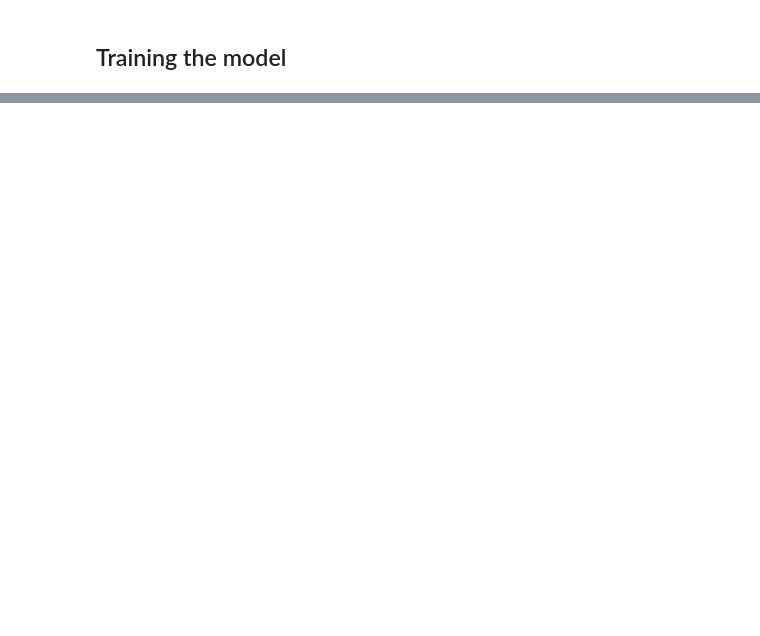
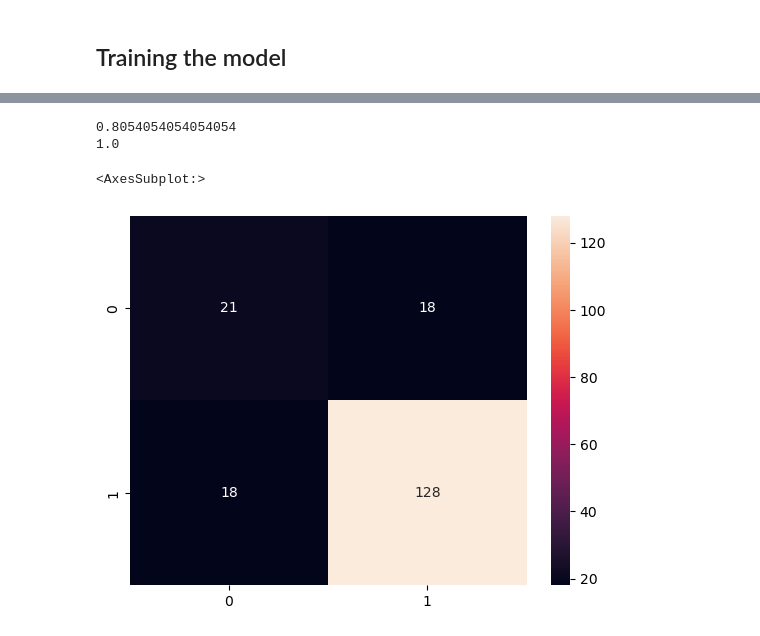
Before and after one commit to BoltStrike77/SparkHub, a Jupyter notebook: startupPredictor.ipynb, the cells around one changed output, grey strips where cells are left out. Saved outputs shown, nothing was run; the diff lists cells and outputs as text; code cells hidden in the pictures; blank space fills up the shorter version.

```diff
--- a/startupPredictor.ipynb
+++ b/startupPredictor.ipynb
@@ -159,0 +242,15 @@ print(accuracy_score(y_train['is_top500'], rfc.predict(X_train)[:,1]))
+# %%
+#train a random forest classifier model on the is_top500 column
+rfc_top500 = RandomForestClassifier(n_estimators=1000)
+rfc_top500.fit(X_train_top500, y_train_top500)
+
+#predicting the test set results
+y_pred = rfc_top500.predict(X_test)
+
+#making the confusion matrix, one for status and one for is_top500
+from sklearn.metrics import confusion_matrix
+cm = confusion_matrix(y_test_top500, y_pred)
+
+#get the report
+from sklearn.metrics import classification_report
+print(classification_report(y_test_top500, y_pred))
@@ -159,0 +266,16 @@ print(accuracy_score(y_train['is_top500'], rfc.predict(X_train)[:,1]))
+# %%
+#calculate the accuracy
+from sklearn.metrics import accuracy_score
+print(accuracy_score(y_test_top500, y_pred))
+#also calculate the accuracy score on the training set
+print(accuracy_score(y_train_top500, rfc_top500.predict(X_train_top500)))
+# %% [output]
+0.8054054054054054
+1.0
+# %%
+#use seaborn to plot the confusion matrix
+import seaborn as sns
+sns.heatmap(cm, annot=True, fmt='d')
+# %% [output]
+<AxesSubplot:>
+[figure, added]
```
Also changed, not shown: parts of 28 cells of this notebook, 1 other file.
